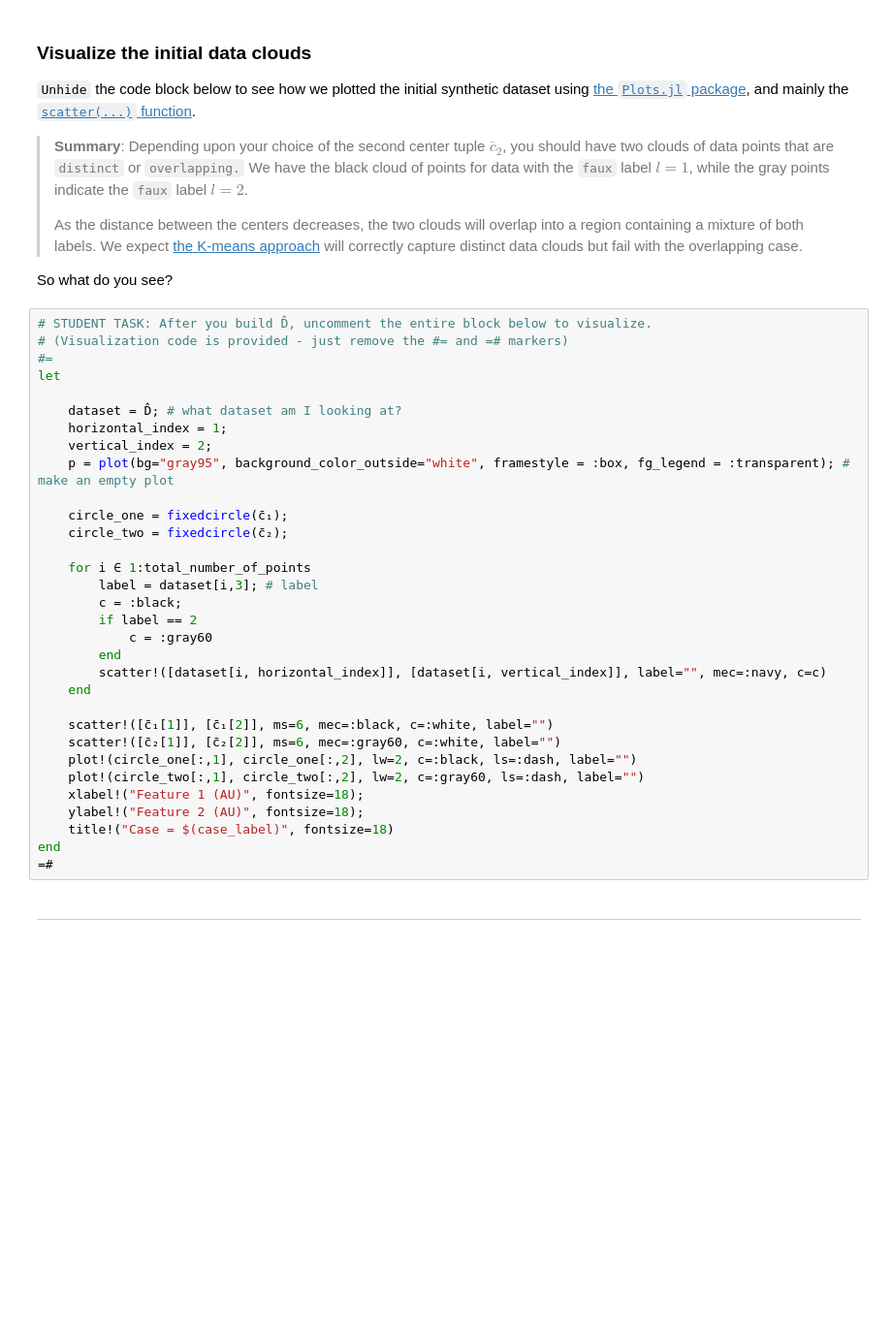
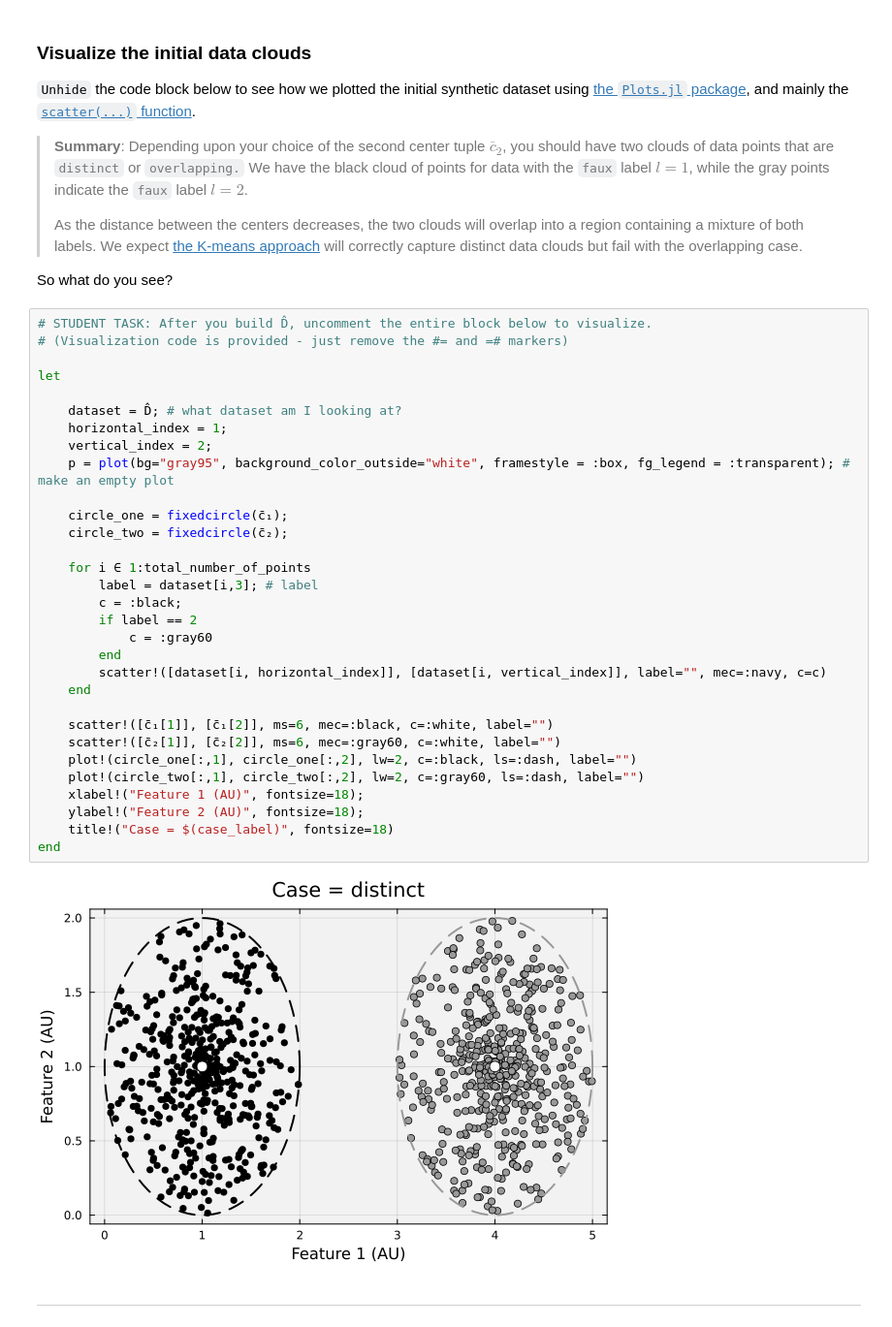
Before and after one commit to CHEME-5820-Spring-2026/ps1-5820-s26-hk99rcornell, a Jupyter notebook: PS1-CHEME-5820-Student-S26.ipynb, the cells around one changed output. Shown at 97% size. Drawn from its saved outputs; the diff is of its cells as text; blank space fills up the shorter version.

```diff
--- a/PS1-CHEME-5820-Student-S26.ipynb
+++ b/PS1-CHEME-5820-Student-S26.ipynb
@@ -260,35 +269,36 @@ So what do you see?
 # %%
 # STUDENT TASK: After you build D̂, uncomment the entire block below to visualize.
 # (Visualization code is provided - just remove the #= and =# markers)
-#=
+
 let
 
     dataset = D̂; # what dataset am I looking at?
     horizontal_index = 1;
     vertical_index = 2;
     p = plot(bg="gray95", background_color_outside="white", framestyle = :box, fg_legend = :transparent); # make an empty plot
 
     circle_one = fixedcircle(c̄₁);
     circle_two = fixedcircle(c̄₂);
 
     for i ∈ 1:total_number_of_points
         label = dataset[i,3]; # label
         c = :black;
         if label == 2
             c = :gray60
         end
         scatter!([dataset[i, horizontal_index]], [dataset[i, vertical_index]], label="", mec=:navy, c=c)
     end
 
     scatter!([c̄₁[1]], [c̄₁[2]], ms=6, mec=:black, c=:white, label="")
     scatter!([c̄₂[1]], [c̄₂[2]], ms=6, mec=:gray60, c=:white, label="")
     plot!(circle_one[:,1], circle_one[:,2], lw=2, c=:black, ls=:dash, label="")
     plot!(circle_two[:,1], circle_two[:,2], lw=2, c=:gray60, ls=:dash, label="")
     xlabel!("Feature 1 (AU)", fontsize=18);
     ylabel!("Feature 2 (AU)", fontsize=18);
     title!("Case = $(case_label)", fontsize=18)
 end
-=#
+# %% [output]
+[figure, added]
 # %% [markdown]
 ___
 # %% [markdown]
```
Also changed, not shown: parts of 20 cells of this notebook.
